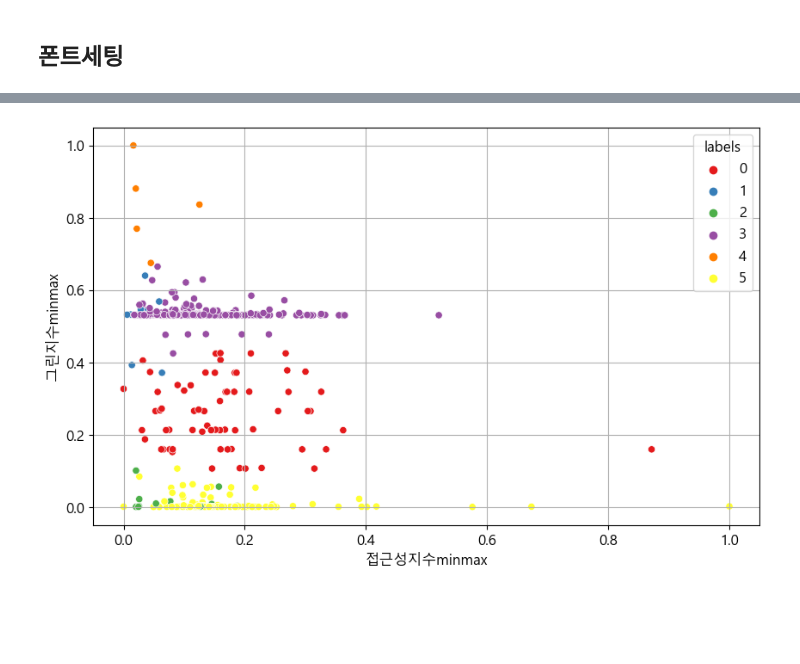
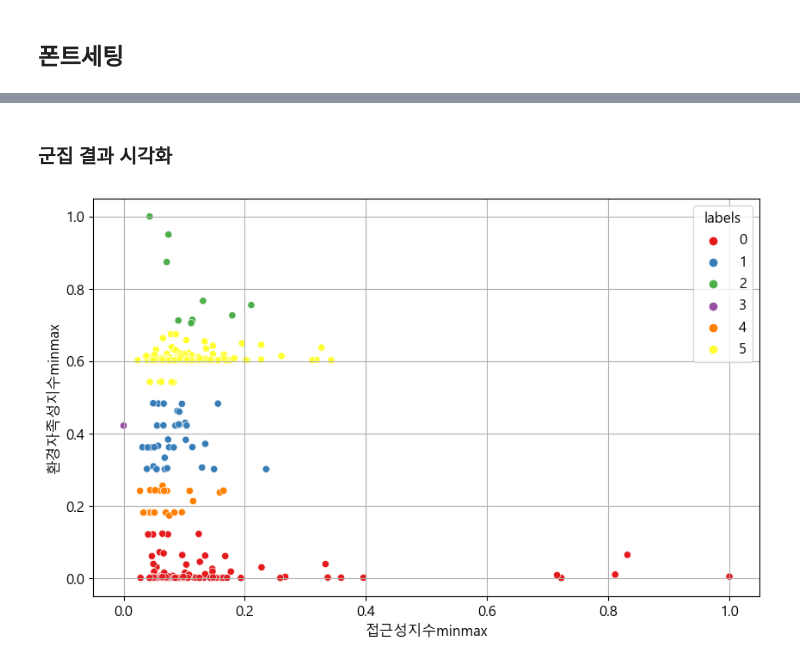
Before and after one commit to jaekim3220/finalproject, a Jupyter notebook: 계층적군집/데이터분석(3-2.계층군집).ipynb, the cells around one changed output, grey strips where cells are left out. Cells and saved outputs as stored; diff of their text form; code cells hidden in the pictures; blank space fills up the shorter version.

```diff
--- a/계층적군집/데이터분석(3-2.계층군집).ipynb
+++ b/계층적군집/데이터분석(3-2.계층군집).ipynb
@@ -33,2 +35,3 @@ origin.head(2)
 # %%
-origin1=origin.filter(['읍면동명','그린지수minmax','여가생활지수minmax','사회적약자_지원_인프라_밀집도minmax','접근성지수minmax'])
+origin1=origin.filter(['읍면동명','환경자족성지수minmax','여가생활지수minmax','사회적약자_지원_인프라_밀집도minmax','접근성지수minmax'])
+origin1.head(2)
@@ -39,0 +53,4 @@ origin2=origin1.copy()
+# %%
+origin2=origin1.copy()
+origin2=origin1.fillna(0)
+origin2.isna().sum()
@@ -140,6 +217,6 @@ origin3_1[origin3_1['labels']==4]
 # %%
 origin4=origin2.copy()
-origin4_1=origin4.filter(['읍면동명','그린지수minmax','사회적약자_지원_인프라_밀집도minmax']) # 클러스터링 아이디 붙일 변수
-origin4_3=origin4.filter(['그린지수minmax','사회적약자_지원_인프라_밀집도minmax']) # 계층군집용 변수
+origin4_1=origin4.filter(['읍면동명','환경자족성지수minmax','사회적약자_지원_인프라_밀집도minmax']) # 클러스터링 아이디 붙일 변수
+origin4_3=origin4.filter(['환경자족성지수minmax','사회적약자_지원_인프라_밀집도minmax']) # 계층군집용 변수
 origin4_3.head()
 # %% [output]
@@ -238,6 +339,6 @@ origin4_1[origin4_1['labels']==0]
 # %%
 origin5=origin2.copy()
-origin5_1=origin5.filter(['읍면동명','그린지수minmax','접근성지수minmax']) # 클러스터링 아이디 붙일 변수
-origin5_3=origin5.filter(['그린지수minmax','접근성지수minmax']) # 계층군집용 변수
+origin5_1=origin5.filter(['읍면동명','환경자족성지수minmax','접근성지수minmax']) # 클러스터링 아이디 붙일 변수
+origin5_3=origin5.filter(['환경자족성지수minmax','접근성지수minmax']) # 계층군집용 변수
 origin5_3.head()
 # %% [output]
@@ -310,8 +425,10 @@ origin5_1.head()
+# %% [markdown]
+### 군집 결과 시각화
 # %%
 plt.figure(figsize=(10,6))
-sb.scatterplot(data=origin5_1,x='접근성지수minmax',y='그린지수minmax',hue='labels',palette='Set1')
+sb.scatterplot(data=origin5_1,x='접근성지수minmax',y='환경자족성지수minmax',hue='labels',palette='Set1')
 plt.grid()
 plt.show()
 plt.close()
 # %% [output]
-[figure, old version]
+[figure, new version]
```
Also changed, not shown: parts of 130 cells of this notebook, 3 other files.
